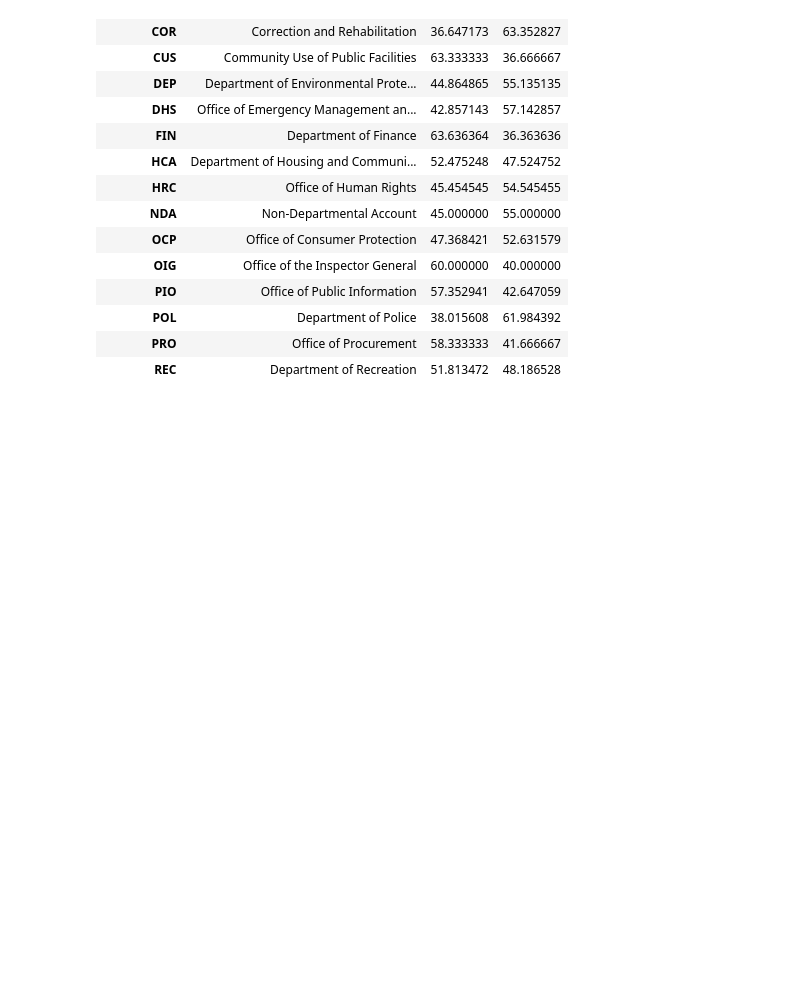
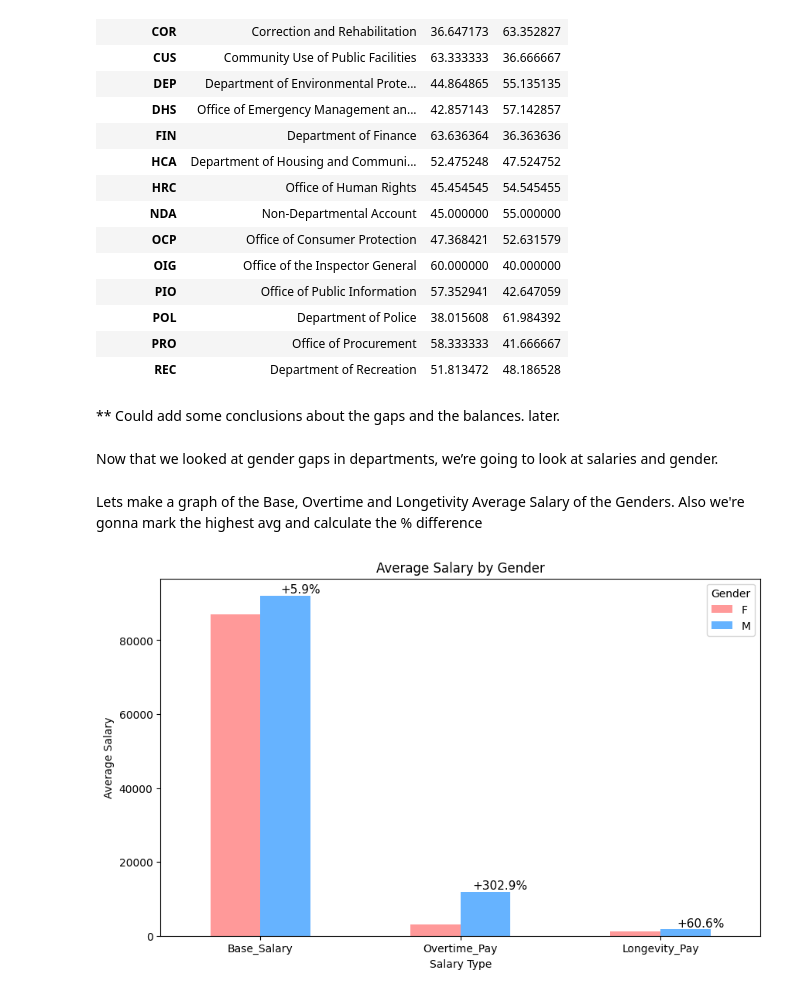
Before and after one commit to christinasamara/WageWise-Analytics, a Jupyter notebook: wage_analytics2.ipynb, the cells around one changed output. Saved outputs shown, nothing was run; the diff lists cells and outputs as text; code cells hidden in the pictures; blank space fills up the shorter version.

```diff
--- a/wage_analytics2.ipynb
+++ b/wage_analytics2.ipynb
@@ -265,3 +262,49 @@ balanced_departments.join(dept_lookup.set_index('Department'), on='Department',
 | POL | Department of Police | 38.015608 | 61.984392 |
 | PRO | Office of Procurement | 58.333333 | 41.666667 |
 | REC | Department of Recreation | 51.813472 | 48.186528 |
+# %% [markdown]
+** Could add some conclusions about the gaps and the balances. later.
+# %% [markdown]
+Now that we looked at gender gaps in departments, we’re going to look at salaries and gender.
+# %% [markdown]
+Lets make a graph of the Base, Overtime and Longetivity Average Salary of the Genders. Also we're gonna mark the highest avg and calculate the % difference
+# %%
+avg_salaries = df.groupby('Gender')[[
+    'Base_Salary',
+    'Overtime_Pay',
+    'Longevity_Pay'
+]].mean()
+percent_diff = ((avg_salaries.loc['M'] - avg_salaries.loc['F']) / avg_salaries.loc['F']) * 100
+
+ax = avg_salaries.T.plot(kind='bar', figsize=(10,6), color=['#ff9999','#66b3ff'])
+
+plt.title('Average Salary by Gender')
+plt.xlabel('Salary Type')
+plt.ylabel('Average Salary')
+plt.xticks(rotation=0)
+plt.legend(title='Gender')
+
+# Add +X% to highest bar of each category
+for i, salary_type in enumerate(avg_salaries.columns):
+
+    f_val = avg_salaries.loc['F', salary_type]
+    m_val = avg_salaries.loc['M', salary_type]
+
+    if m_val > f_val:
+        higher_value = m_val
+        x_position = i + 0.2   # male bar position
+        gap = percent_diff[salary_type]
+    else:
+        higher_value = f_val
+        x_position = i - 0.2   # female bar position
+        gap = -percent_diff[salary_type]
+
+    ax.text(x_position, higher_value,
+            f'+{abs(gap):.1f}%',
+            ha='center', va='bottom', fontsize=11)
+
+plt.show()
+
+plt.show()
+# %% [output]
+[figure, added]
```
Also changed, not shown: parts of 18 cells of this notebook.
